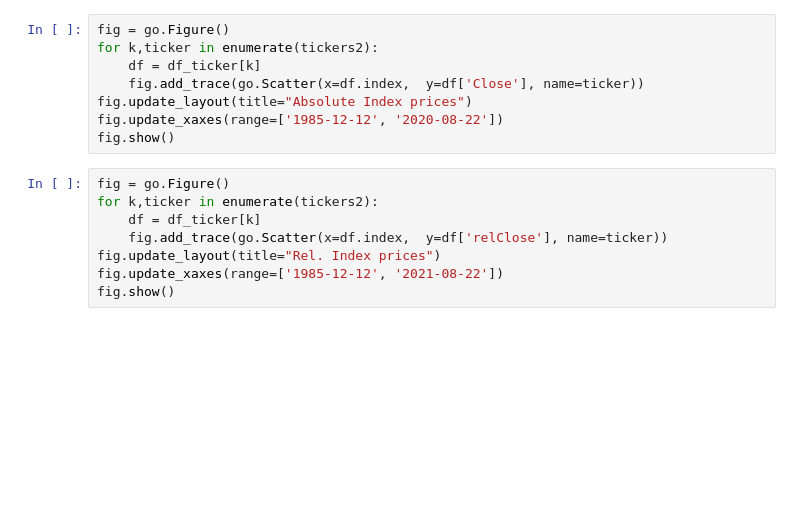
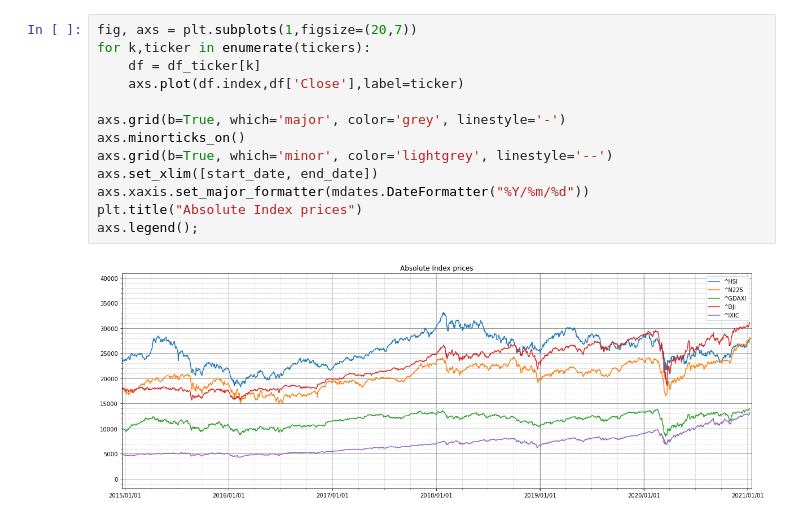
Before and after one commit to cthierfelder/IndexWatcher, a Jupyter notebook: IndexWatcher.ipynb, the cells around one changed output. Drawn from its saved outputs; the diff is of its cells as text; blank space fills up the shorter version.

```diff
--- a/IndexWatcher.ipynb
+++ b/IndexWatcher.ipynb
@@ -64,16 +57,15 @@ for k,ticker in enumerate(tickers2):
-# %%
-fig = go.Figure()
-for k,ticker in enumerate(tickers2):
-    df = df_ticker[k]
-    fig.add_trace(go.Scatter(x=df.index,  y=df['Close'], name=ticker))
-fig.update_layout(title="Absolute Index prices")
-fig.update_xaxes(range=['1985-12-12', '2020-08-22'])
-fig.show()
-# %%
-fig = go.Figure()
-for k,ticker in enumerate(tickers2):
-    df = df_ticker[k]
-    fig.add_trace(go.Scatter(x=df.index,  y=df['relClose'], name=ticker))
-fig.update_layout(title="Rel. Index prices")
-fig.update_xaxes(range=['1985-12-12', '2021-08-22'])
-fig.show()
+# %%
+fig, axs = plt.subplots(1,figsize=(20,7))
+for k,ticker in enumerate(tickers):
+    df = df_ticker[k]
+    axs.plot(df.index,df['Close'],label=ticker)
+
+axs.grid(b=True, which='major', color='grey', linestyle='-')
+axs.minorticks_on()
+axs.grid(b=True, which='minor', color='lightgrey', linestyle='--')
+axs.set_xlim([start_date, end_date])
+axs.xaxis.set_major_formatter(mdates.DateFormatter("%Y/%m/%d"))
+plt.title("Absolute Index prices")
+axs.legend();
+# %% [output]
+[figure, added]
```
Also changed, not shown: parts of 7 cells of this notebook.
